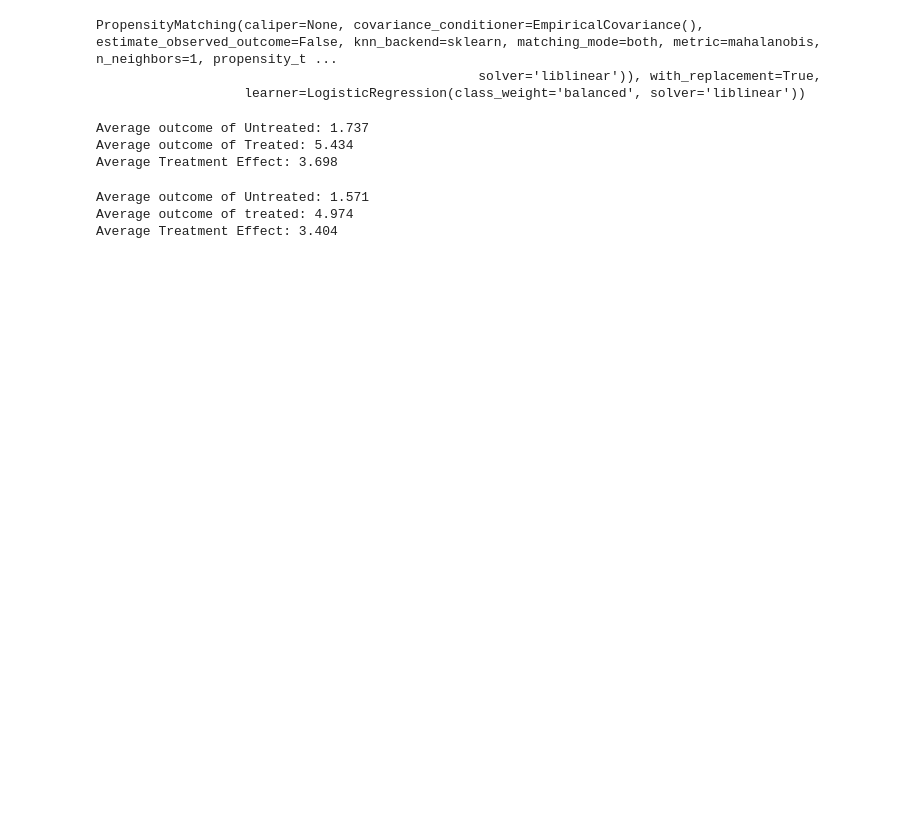
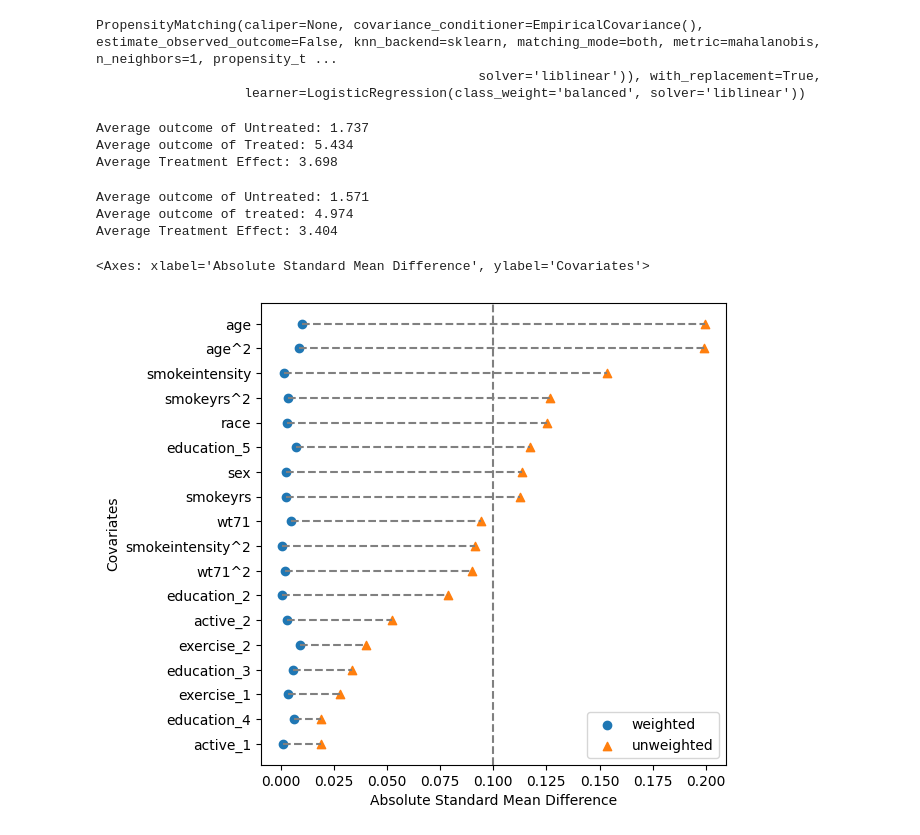
Before and after one commit to maton369/Causal_Interface_Practice, a Jupyter notebook: chap3_propensity-score-matching-IPW.ipynb, the cells around one changed output. Drawn from its saved outputs; the diff is of its cells as text; code cells hidden in the pictures; blank space fills up the shorter version.

Commit message:
feat: ASMD

```diff
--- a/chap3_propensity-score-matching-IPW.ipynb
+++ b/chap3_propensity-score-matching-IPW.ipynb
@@ -322,3 +322,53 @@ print(f'Average Treatment Effect: {effect["diff"]:.3f}')
 Average outcome of Untreated: 1.571
 Average outcome of treated: 4.974
 Average Treatment Effect: 3.404
+# %%
+# IPW 推定量 ipw の妥当性をチェックするために、共変量バランスなどを評価する。
+# evaluate は causallib のユーティリティで、与えられた推定器（ここでは IPW）について
+#   - 処置群／対照群の共変量バランス（ASMD など）
+#   - 重みの分布
+#   - 推定された因果効果のサマリ
+# などをまとめた評価オブジェクトを返す。
+#
+# 理論的には、「傾向スコアを使って重み付けした結果、本当に交絡が緩和されたか？」を
+# 数値的・図的に確認するステップであり、
+#   ・条件付き交換可能性を “X で条件付ければ十分” とみなしてよいか
+#   ・IPW によって X の分布が処置群・対照群で揃っているか
+# を検証するための重要な診断プロセスになる。
+results = evaluate(ipw, data.X, data.a, data.y)
+
+# 1 つの Figure と Axes を用意（Love プロットの描画先）
+fig, ax = plt.subplots(1, 1, figsize=(6, 6))
+
+# 共変量バランスの可視化（Love プロット）を描画する。
+# kind="love" を指定すると、各共変量ごとに
+#   ・重み付け前（Unadjusted）
+#   ・重み付け後（IPW 適用後）
+# の標準化平均差（ASMD: Absolute Standardized Mean Difference）を
+# 水平バーとして表示する「Love プロット」が描かれる。
+#
+# ASMD は一般に、
+#
+#   $$ \text{ASMD}_j
+#      = \frac{\bar{X}_{j, A=1} - \bar{X}_{j, A=0}}
+#              {\sqrt{\frac{1}{2}(s_{j, A=1}^2 + s_{j, A=0}^2)}} $$
+#
+# のように定義され、処置群と対照群の平均差を標準偏差でスケーリングした指標である。
+# 「0 に近いほど分布が似ている（= 交絡が小さい）」と解釈できる。
+#
+# 経験則としては、
+#   |ASMD| < 0.1   → バランス良好
+#   0.1〜0.2       → 注意が必要
+#   > 0.2          → 深刻なバランス不良
+# とみなされることが多い。
+#
+# thresh=0.1 は、この 0.1 を基準線（カットオフ）として Love プロット上に引かせる指定であり、
+# 「IPW 適用後の ASMD がすべて 0.1 未満に収まっているか」を一目で確認するためのガイドになる。
+# IPW が理論どおり機能していれば、重み付け後の点（バー）がこの閾値線より左側（0 に近い側）に
+# 集中しているはずであり、それが「疑似ランダム化がうまくいっている」ことの視覚的エビデンスになる。
+results.plot_covariate_balance(
+    kind="love", ax=ax, thresh=0.1
+)  # ASMD のカットオフ値(thresh)を 0.1 に設定
+# %% [output]
+<Axes: xlabel='Absolute Standard Mean Difference', ylabel='Covariates'>
+[figure, added]
```
